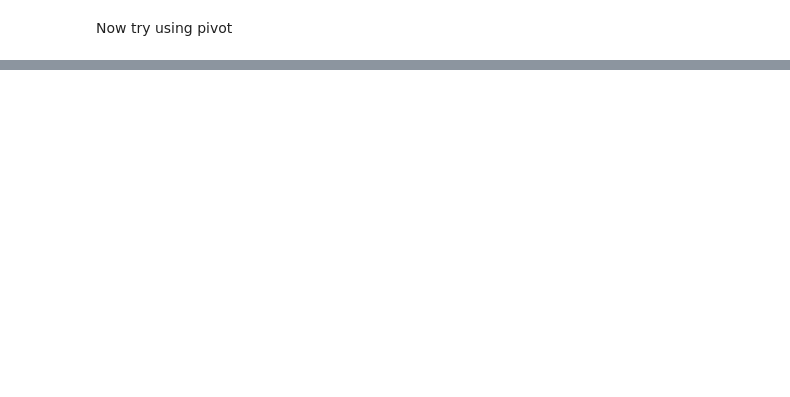
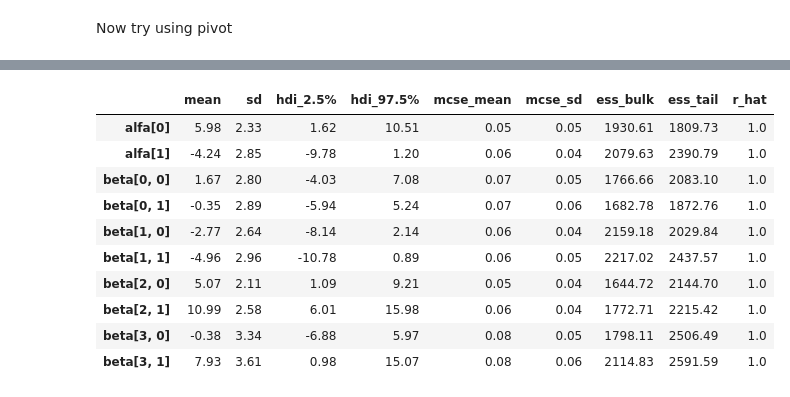
Before and after one commit to DrEntropy/multinom, a Jupyter notebook: multinom.ipynb, the cells around one changed output, grey strips where cells are left out. Saved outputs shown, nothing was run; the diff lists cells and outputs as text; code cells hidden in the pictures; blank space fills up the shorter version.

Commit message:
test also pivoted version

```diff
--- a/multinom.ipynb
+++ b/multinom.ipynb
@@ -81,2 +81,24 @@ az.summary(idata, hdi_prob=0.95, round_to=2)
 # %% [markdown]
 Now try using pivot
+# %%
+
+with pm.Model() as iris_model_pivot:
+    X_data = pm.Data('X_data', irisX)
+    y_obs_data = pm.Data('y_obs_data', cat)
+
+    # Now parameters are only defined for categories 1 to (nclass-1)
+    alfa = pm.Normal('alfa', mu=0, sigma=5, shape=nclass - 1)
+    beta = pm.Normal('beta', mu=0, sigma=5, shape=(nparam, nclass - 1))
+
+    # Compute logits only for the non-baseline categories
+    mu_nonpivot = pm.math.dot(X_data, beta) + alfa
+
+    # Add zeros explicitly for pivot class logits (category 0)
+    zeros = pm.math.zeros((mu_nonpivot.shape[0], 1))
+    mu = pm.math.concatenate([zeros, mu_nonpivot], axis=1)
+
+    # Now use logit_p (stable!)
+    yl = pm.Categorical('obs', logit_p=mu, observed=y_obs_data)
+
+with iris_model_pivot:
+    idata_pivot = pm.sample(idata_kwargs={"log_likelihood": True})
@@ -82,0 +112,14 @@ Now try using pivot
+# %%
+az.summary(idata_pivot, hdi_prob=0.95, round_to=2)
+# %% [output]
+|  | mean | sd | hdi_2.5% | hdi_97.5% | mcse_mean | mcse_sd | ess_bulk | ess_tail | r_hat |
+| alfa[0] | 5.98 | 2.33 | 1.62 | 10.51 | 0.05 | 0.05 | 1930.61 | 1809.73 | 1.0 |
+| alfa[1] | -4.24 | 2.85 | -9.78 | 1.20 | 0.06 | 0.04 | 2079.63 | 2390.79 | 1.0 |
+| beta[0, 0] | 1.67 | 2.80 | -4.03 | 7.08 | 0.07 | 0.05 | 1766.66 | 2083.10 | 1.0 |
+| beta[0, 1] | -0.35 | 2.89 | -5.94 | 5.24 | 0.07 | 0.06 | 1682.78 | 1872.76 | 1.0 |
+| beta[1, 0] | -2.77 | 2.64 | -8.14 | 2.14 | 0.06 | 0.04 | 2159.18 | 2029.84 | 1.0 |
+| beta[1, 1] | -4.96 | 2.96 | -10.78 | 0.89 | 0.06 | 0.05 | 2217.02 | 2437.57 | 1.0 |
+| beta[2, 0] | 5.07 | 2.11 | 1.09 | 9.21 | 0.05 | 0.04 | 1644.72 | 2144.70 | 1.0 |
+| beta[2, 1] | 10.99 | 2.58 | 6.01 | 15.98 | 0.06 | 0.04 | 1772.71 | 2215.42 | 1.0 |
+| beta[3, 0] | -0.38 | 3.34 | -6.88 | 5.97 | 0.08 | 0.05 | 1798.11 | 2506.49 | 1.0 |
+| beta[3, 1] | 7.93 | 3.61 | 0.98 | 15.07 | 0.08 | 0.06 | 2114.83 | 2591.59 | 1.0 |
```
Also changed, not shown: parts of 8 cells of this notebook.
